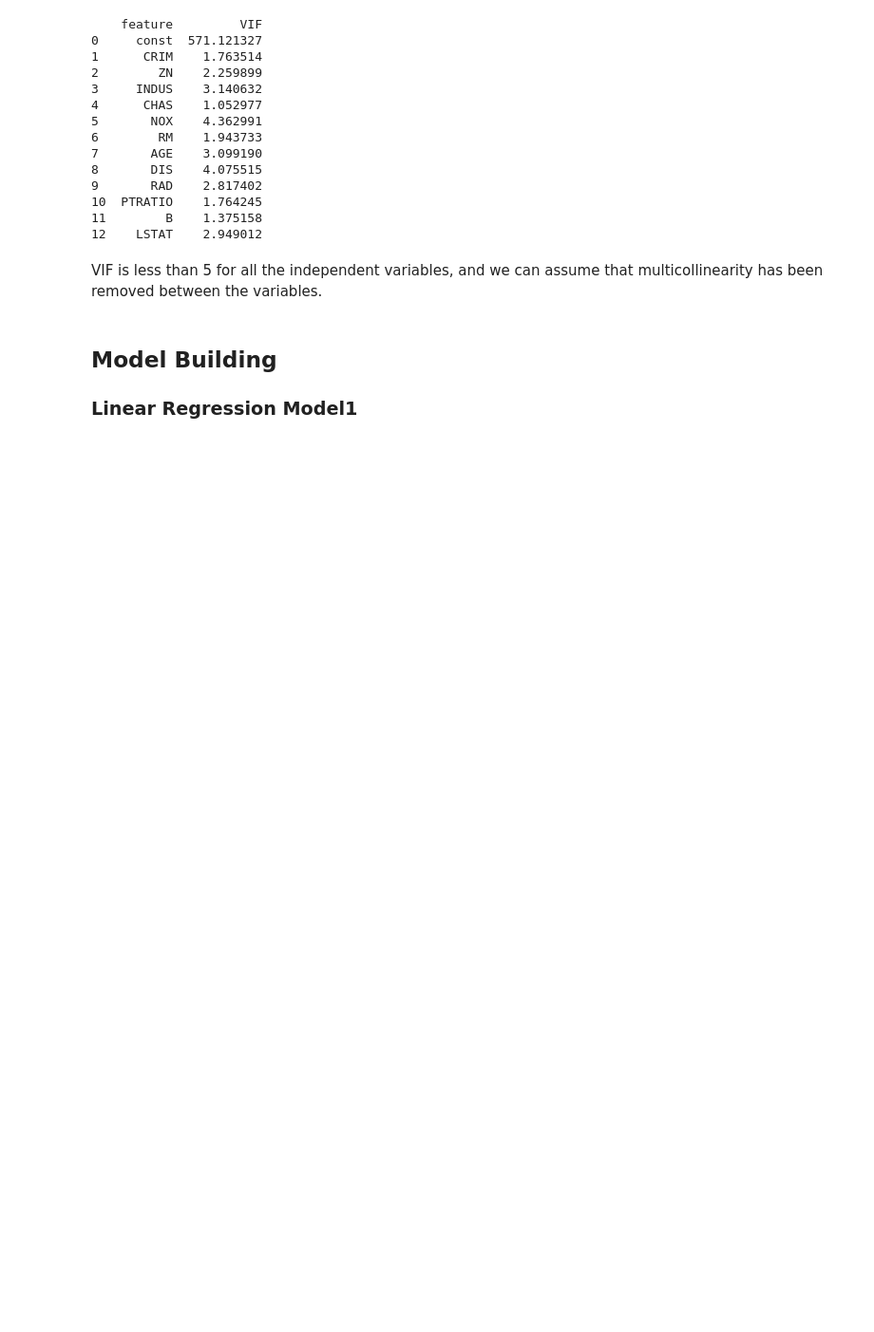
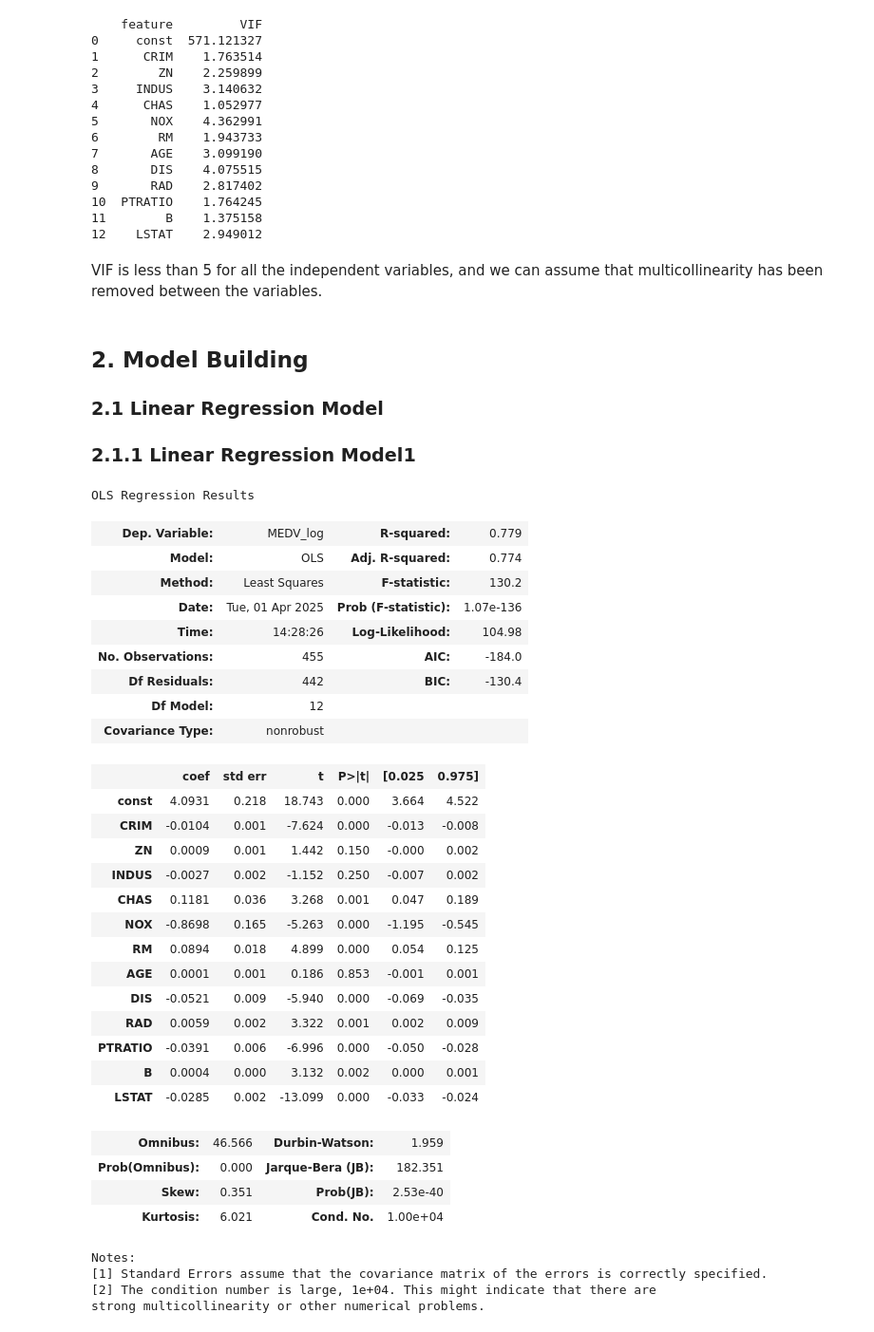
Before and after one commit to LIU-Alessia/Neural-Network-USTC, a Jupyter notebook: hw1/regression.ipynb, the cells around one changed output. Shown at 95% size. Cells and saved outputs as stored; diff of their text form; code cells hidden in the pictures; blank space fills up the shorter version.

```diff
--- a/hw1/regression.ipynb
+++ b/hw1/regression.ipynb
@@ -200,6 +192,47 @@ print(checking_vif(X_train))
 # %% [markdown]
 VIF is less than 5 for all the independent variables, and we can assume that multicollinearity has been removed between the variables.
 # %% [markdown]
-## Model Building
+## 2. Model Building
 
-### Linear Regression Model1
+### 2.1 Linear Regression Model
+
+### 2.1.1 Linear Regression Model1
+# %%
+# Create the model using ordinary least squared
+model1 = sm.OLS(y_train,X_train).fit()
+
+# Get the model summary
+model1.summary()
+# %% [output]
+OLS Regression Results
+| Dep. Variable: | MEDV_log | R-squared: | 0.779 |
+| Model: | OLS | Adj. R-squared: | 0.774 |
+| Method: | Least Squares | F-statistic: | 130.2 |
+| Date: | Tue, 01 Apr 2025 | Prob (F-statistic): | 1.07e-136 |
+| Time: | 14:28:26 | Log-Likelihood: | 104.98 |
+| No. Observations: | 455 | AIC: | -184.0 |
+| Df Residuals: | 442 | BIC: | -130.4 |
+| Df Model: | 12 |  |  |
+| Covariance Type: | nonrobust |  |  |
+|  | coef | std err | t | P>|t| | [0.025 | 0.975] |
+| const | 4.0931 | 0.218 | 18.743 | 0.000 | 3.664 | 4.522 |
+| CRIM | -0.0104 | 0.001 | -7.624 | 0.000 | -0.013 | -0.008 |
+| ZN | 0.0009 | 0.001 | 1.442 | 0.150 | -0.000 | 0.002 |
+| INDUS | -0.0027 | 0.002 | -1.152 | 0.250 | -0.007 | 0.002 |
+| CHAS | 0.1181 | 0.036 | 3.268 | 0.001 | 0.047 | 0.189 |
+| NOX | -0.8698 | 0.165 | -5.263 | 0.000 | -1.195 | -0.545 |
+| RM | 0.0894 | 0.018 | 4.899 | 0.000 | 0.054 | 0.125 |
+| AGE | 0.0001 | 0.001 | 0.186 | 0.853 | -0.001 | 0.001 |
+| DIS | -0.0521 | 0.009 | -5.940 | 0.000 | -0.069 | -0.035 |
+| RAD | 0.0059 | 0.002 | 3.322 | 0.001 | 0.002 | 0.009 |
+| PTRATIO | -0.0391 | 0.006 | -6.996 | 0.000 | -0.050 | -0.028 |
+| B | 0.0004 | 0.000 | 3.132 | 0.002 | 0.000 | 0.001 |
+| LSTAT | -0.0285 | 0.002 | -13.099 | 0.000 | -0.033 | -0.024 |
+| Omnibus: | 46.566 | Durbin-Watson: | 1.959 |
+| Prob(Omnibus): | 0.000 | Jarque-Bera (JB): | 182.351 |
+| Skew: | 0.351 | Prob(JB): | 2.53e-40 |
+| Kurtosis: | 6.021 | Cond. No. | 1.00e+04 |
+Notes:
+[1] Standard Errors assume that the covariance matrix of the errors is correctly specified.
+[2] The condition number is large, 1e+04. This might indicate that there are
+strong multicollinearity or other numerical problems.
```
Also changed, not shown: parts of 32 cells of this notebook.
